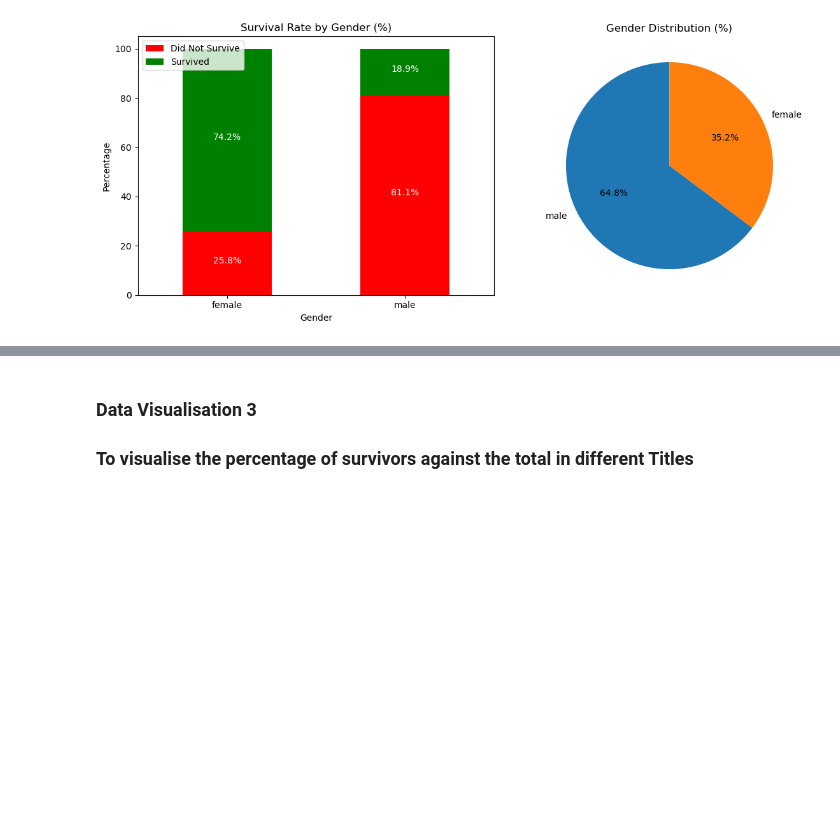
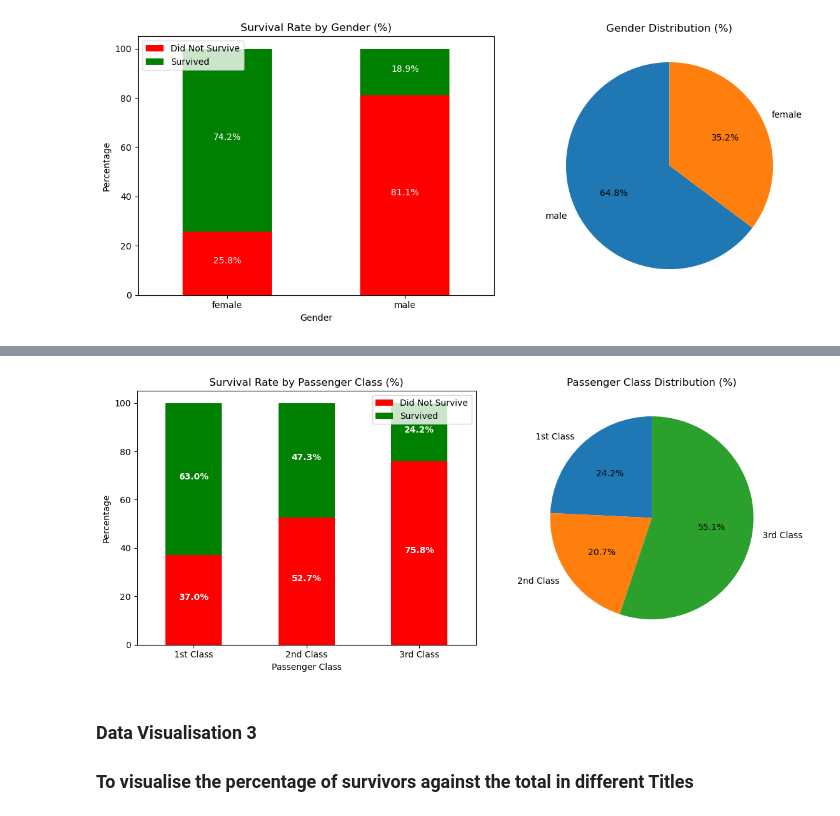
Before and after one commit to teritox/Titanic-Capstone-Project, a Jupyter notebook: ml/notebooks/04_eda_visualization.ipynb, the cells around one changed output, grey strips where cells are left out. Cells and saved outputs as stored; diff of their text form; code cells hidden in the pictures; blank space fills up the shorter version.

Commit message:
replace digit with 1st class in the pclass plot

```diff
--- a/ml/notebooks/04_eda_visualization.ipynb
+++ b/ml/notebooks/04_eda_visualization.ipynb
@@ -71,7 +62,7 @@ fig, axes = plt.subplots(1, 2, figsize=(12, 5))
 
 # Calculate survival percentages by Pclass
 pclass_survival_pct = pd.crosstab(
-    train_data['Pclass'],
+    train_data['Pclass'].map({1: '1st Class', 2: '2nd Class', 3:'3rd Class'}),
     train_data['Survived'],
     normalize='index'
 ) * 100
@@ -89,33 +80,35 @@ pclass_survival_pct.plot(
 
 # Titles and labels
 axes[0].set_title("Survival Rate by Passenger Class (%)")
 axes[0].set_ylabel("Percentage")
 axes[0].set_xlabel("Passenger Class")
 axes[0].tick_params(axis='x', labelrotation=0)
 
 
 # Add percentage labels inside bars
 for i, pclass in enumerate(pclass_survival_pct.index):
     no_survive = pclass_survival_pct.loc[pclass, 'Did Not Survive']
     survive = pclass_survival_pct.loc[pclass, 'Survived']
 
     axes[0].text(i, no_survive/2, f"{no_survive:.1f}%", ha='center', color='white', fontweight='bold')
     axes[0].text(i, no_survive + survive/2, f"{survive:.1f}%", ha='center', color='white', fontweight='bold')
 
 
 # Plot 2: Pclass distribution pie chart
 class_counts = train_data['Pclass'].value_counts().sort_index()
 
 axes[1].pie(
     class_counts,
     labels=['1st Class', '2nd Class', '3rd Class'],
     autopct='%1.1f%%',
     startangle=90
 )
 axes[1].set_title("Passenger Class Distribution (%)")
 
 plt.tight_layout()
 plt.show()
+# %% [output]
+[figure, added]
 # %% [markdown]
 ### Data Visualisation 3
 ### To visualise the percentage of survivors against the total in different Titles
```
Also changed, not shown: parts of 2 cells of this notebook.
